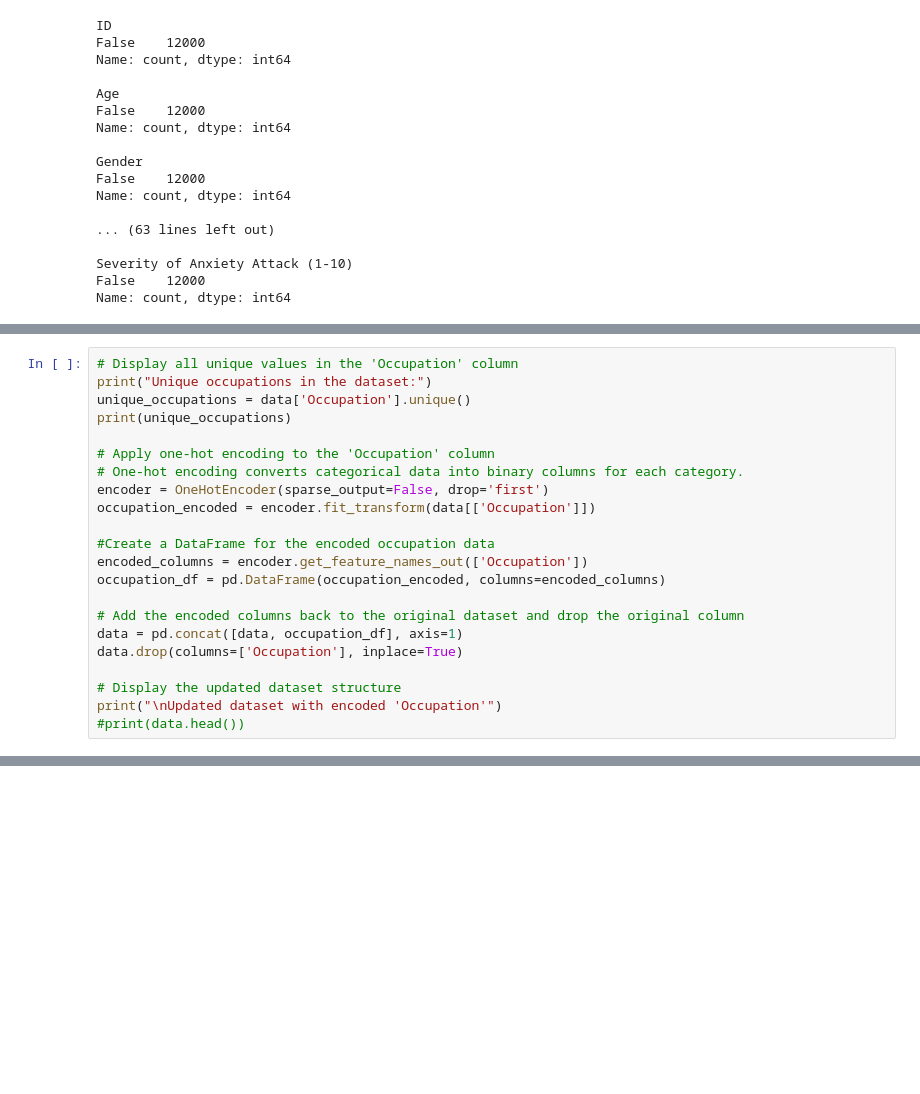
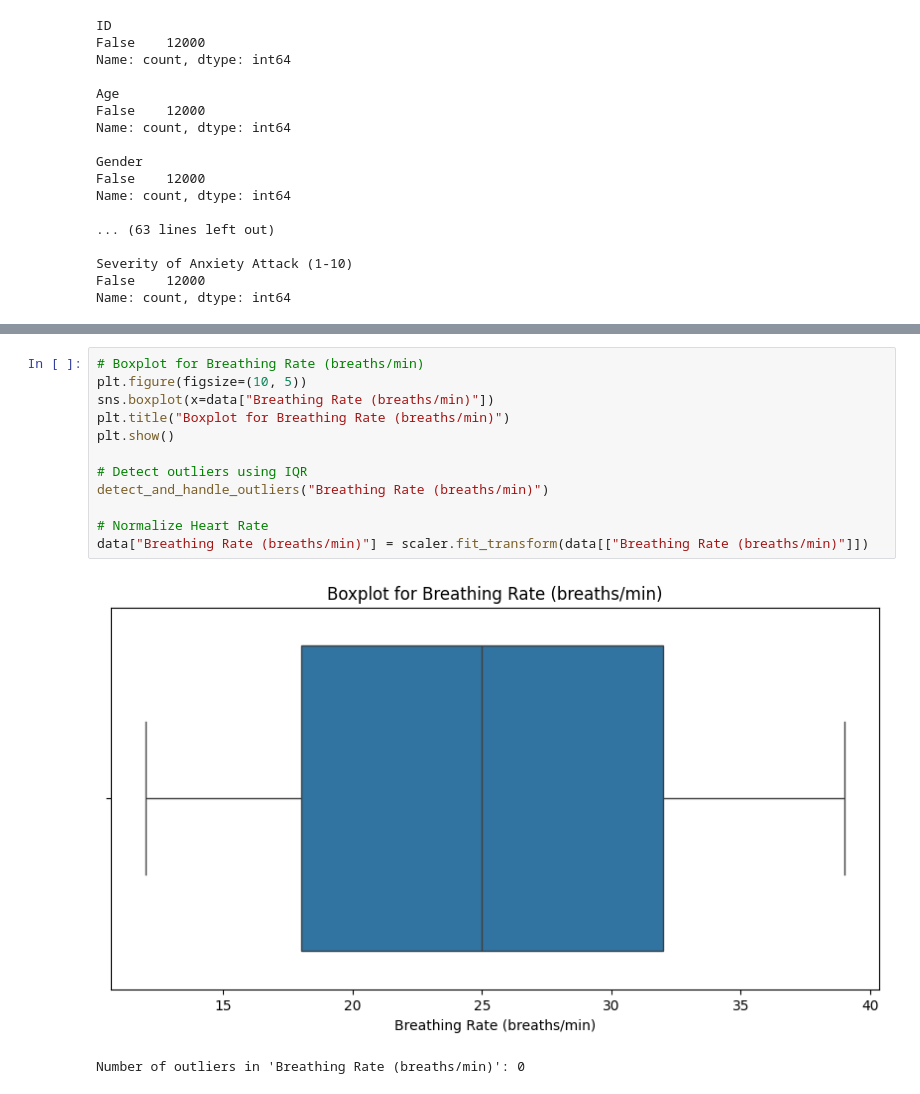
Before and after one commit to 100495761/MSE446, a Jupyter notebook: main.ipynb, the cells around one changed output, grey strips where cells are left out. Cells and saved outputs as stored; diff of their text form; blank space fills up the shorter version.

```diff
--- a/main.ipynb
+++ b/main.ipynb
@@ -191,22 +99,0 @@ from sklearn.preprocessing import OneHotEncoder, StandardScaler, LabelEncoder
-# %%
-# Display all unique values in the 'Occupation' column
-print("Unique occupations in the dataset:")
-unique_occupations = data['Occupation'].unique()
-print(unique_occupations)
-
-# Apply one-hot encoding to the 'Occupation' column
-# One-hot encoding converts categorical data into binary columns for each category.
-encoder = OneHotEncoder(sparse_output=False, drop='first')
-occupation_encoded = encoder.fit_transform(data[['Occupation']])
-
-#Create a DataFrame for the encoded occupation data
-encoded_columns = encoder.get_feature_names_out(['Occupation'])
-occupation_df = pd.DataFrame(occupation_encoded, columns=encoded_columns)
-
-# Add the encoded columns back to the original dataset and drop the original column
-data = pd.concat([data, occupation_df], axis=1)
-data.drop(columns=['Occupation'], inplace=True)
-
-# Display the updated dataset structure
-print("\nUpdated dataset with encoded 'Occupation'")
-#print(data.head())
@@ -292,0 +133,15 @@ Normalized data:
+# %%
+# Boxplot for Breathing Rate (breaths/min)
+plt.figure(figsize=(10, 5))
+sns.boxplot(x=data["Breathing Rate (breaths/min)"])
+plt.title("Boxplot for Breathing Rate (breaths/min)")
+plt.show()
+
+# Detect outliers using IQR
+detect_and_handle_outliers("Breathing Rate (breaths/min)")
+
+# Normalize Heart Rate
+data["Breathing Rate (breaths/min)"] = scaler.fit_transform(data[["Breathing Rate (breaths/min)"]])
+# %% [output]
+[figure, added]
+Number of outliers in 'Breathing Rate (breaths/min)': 0
```
Also changed, not shown: parts of 19 cells of this notebook.
